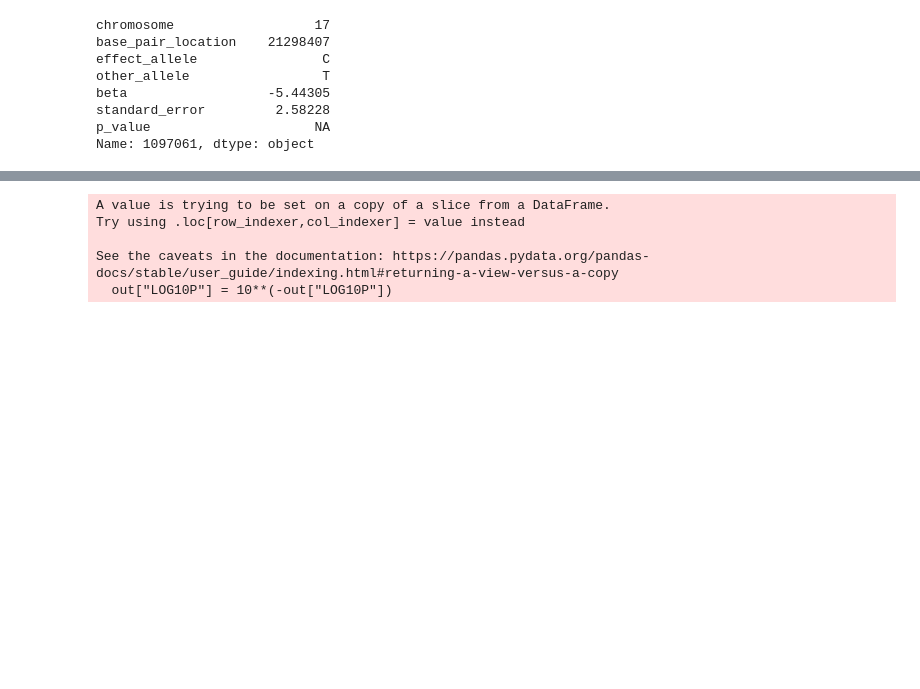
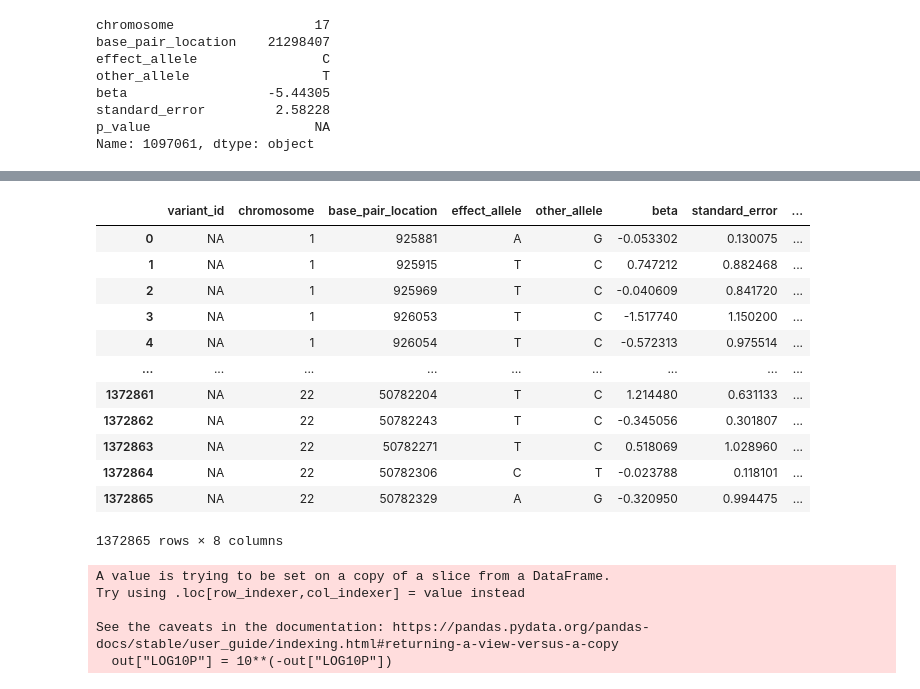
Before and after one commit to statgenetics/UKBB_GWAS_dev, a Jupyter notebook: workflow/rarevarianttable.ipynb, the cells around one changed output, grey strips where cells are left out. Cells and saved outputs as stored; diff of their text form; code cells hidden in the pictures; blank space fills up the shorter version.

```diff
--- a/workflow/rarevarianttable.ipynb
+++ b/workflow/rarevarianttable.ipynb
@@ -6683,3 +6683,10 @@ beta                  -5.44305
 standard_error         2.58228
 p_value                     NA
 Name: 1097061, dtype: object
+# %%
+statsfile = "/home/gl2776/UKBiobank/results/REGENIE_results/results_exome_data/091421_combined_50K/090321_UKBB_Combined_f2247_f2257_expandedwhite_32878ind_50K_f2247_f2257.regenie.snp_stats_original_columns.gz"
+data = pd.read_csv(statsfile,header=0,sep="\t",compression="gzip")
+out = data[["CHROM","GENPOS","ALLELE1","ALLELE0","BETA","SE","LOG10P"]]
+out["LOG10P"] = 10**(-out["LOG10P"])
+out.columns = ["chromosome","base_pair_location","effect_allele","other_allele","beta","standard_error","p_value"]
+out.iloc[1097061,:]
@@ -6685,0 +6707,3 @@ Name: 1097061, dtype: object
+# %%
+out = out.dropna(subset=["p_value"])
+out.iloc[1097061,:]
@@ -6686,3 +6719,20 @@ Name: 1097061, dtype: object
+# %%
+out.insert(loc=0, column='variant_id', value="NA")
+out
+# %% [output]
+|  | variant_id | chromosome | base_pair_location | effect_allele | other_allele | beta | standard_error | ... |
+| 0 | NA | 1 | 925881 | A | G | -0.053302 | 0.130075 | ... |
+| 1 | NA | 1 | 925915 | T | C | 0.747212 | 0.882468 | ... |
+| 2 | NA | 1 | 925969 | T | C | -0.040609 | 0.841720 | ... |
+| 3 | NA | 1 | 926053 | T | C | -1.517740 | 1.150200 | ... |
+| 4 | NA | 1 | 926054 | T | C | -0.572313 | 0.975514 | ... |
+| ... | ... | ... | ... | ... | ... | ... | ... | ... |
+| 1372861 | NA | 22 | 50782204 | T | C | 1.214480 | 0.631133 | ... |
+| 1372862 | NA | 22 | 50782243 | T | C | -0.345056 | 0.301807 | ... |
+| 1372863 | NA | 22 | 50782271 | T | C | 0.518069 | 1.028960 | ... |
+| 1372864 | NA | 22 | 50782306 | C | T | -0.023788 | 0.118101 | ... |
+| 1372865 | NA | 22 | 50782329 | A | G | -0.320950 | 0.994475 | ... |
+1372865 rows × 8 columns
 # %%
 def transform_exome(statsfile,outfile):
     import pandas as pd
```
Also changed, not shown: parts of 8 cells of this notebook.
